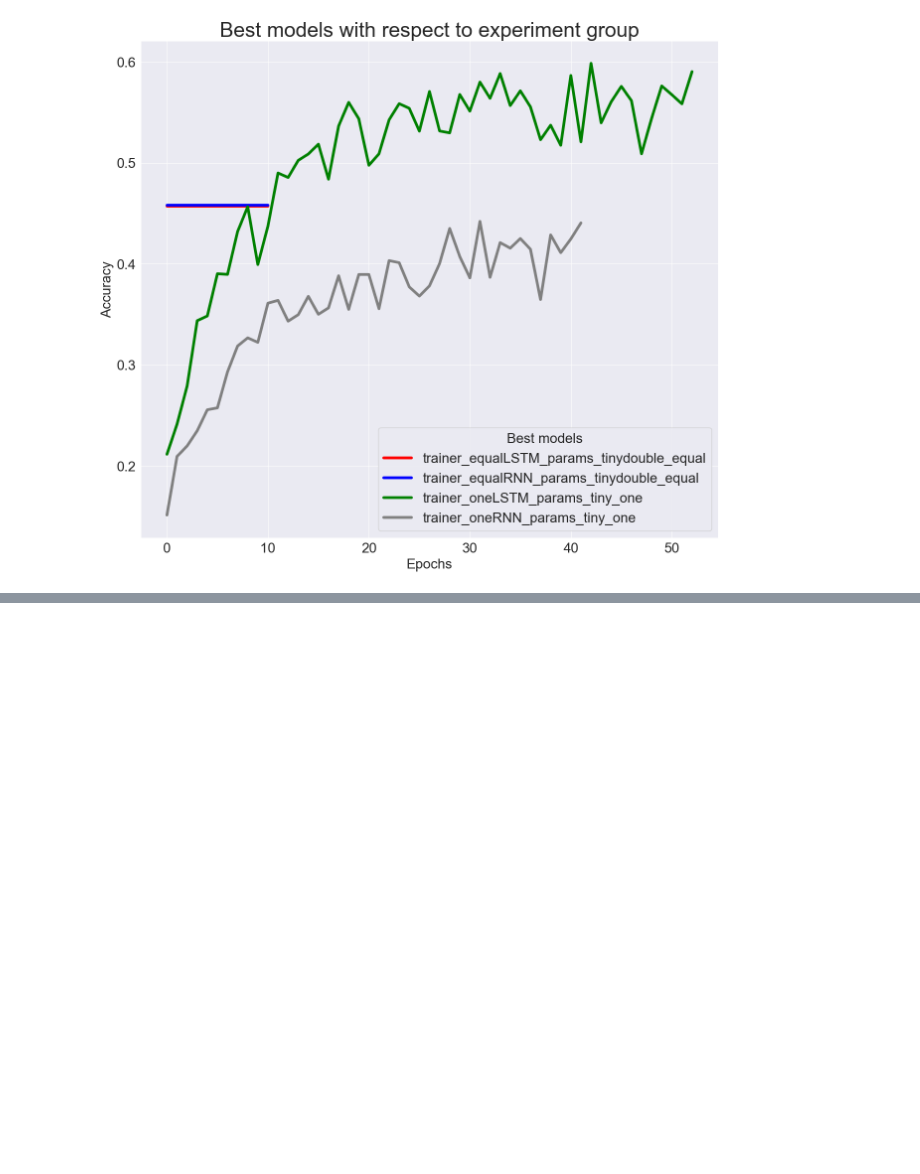
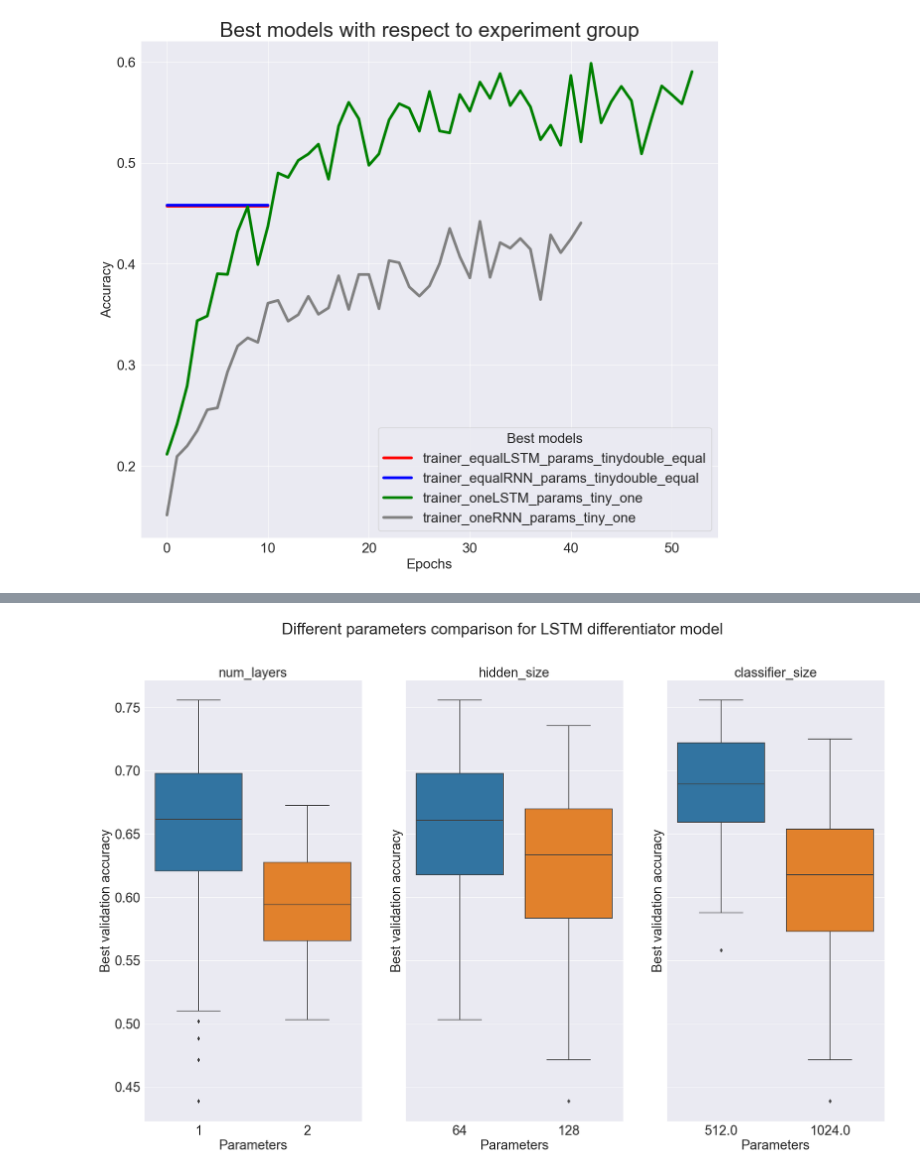
Before and after one commit to jakfol1217/DeepLearning, a Jupyter notebook: Project2/Experiment results.ipynb, the cells around one changed output, grey strips where cells are left out. Saved outputs shown, nothing was run; the diff lists cells and outputs as text; code cells hidden in the pictures; blank space fills up the shorter version.

```diff
--- a/Project2/Experiment results.ipynb
+++ b/Project2/Experiment results.ipynb
@@ -202,0 +287,16 @@ plot_best_trajectories(best_model_group, "Best models with respect to experiment
+# %%
+import seaborn as sns
+from matplotlib import pyplot as plt
+params = ['num_layers', 'hidden_size', 'classifier_size']
+fig, ax = plt.subplots(1,3,figsize=(25,15), sharey='all')
+fig.suptitle("Different parameters comparison for LSTM differentiator model", fontsize=30)
+for i in range(3):
+    sns.boxplot(x = "train_params." + params[i], y="best_accuracy_validation",
+                data=res_df[(res_df['model'] == 'LSTM') & (res_df['group'] == 'differentiator')],
+                ax=ax[i])
+    ax[i].set_title(params[i], fontsize=25)
+    ax[i].set_ylabel("Best validation accuracy", fontsize=25)
+    ax[i].set_xlabel("Parameters", fontsize=25)
+plt.show()
+# %% [output]
+[figure, added]
```
Also changed, not shown: parts of 14 cells of this notebook.
